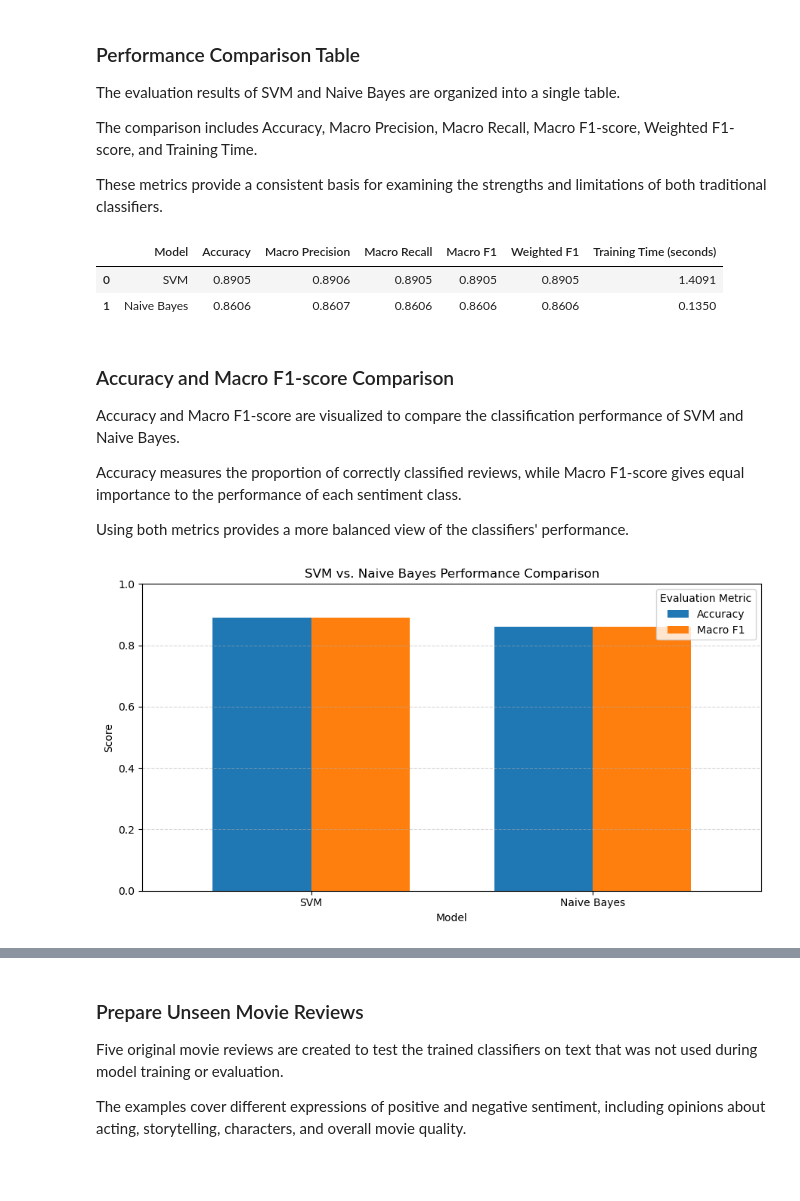
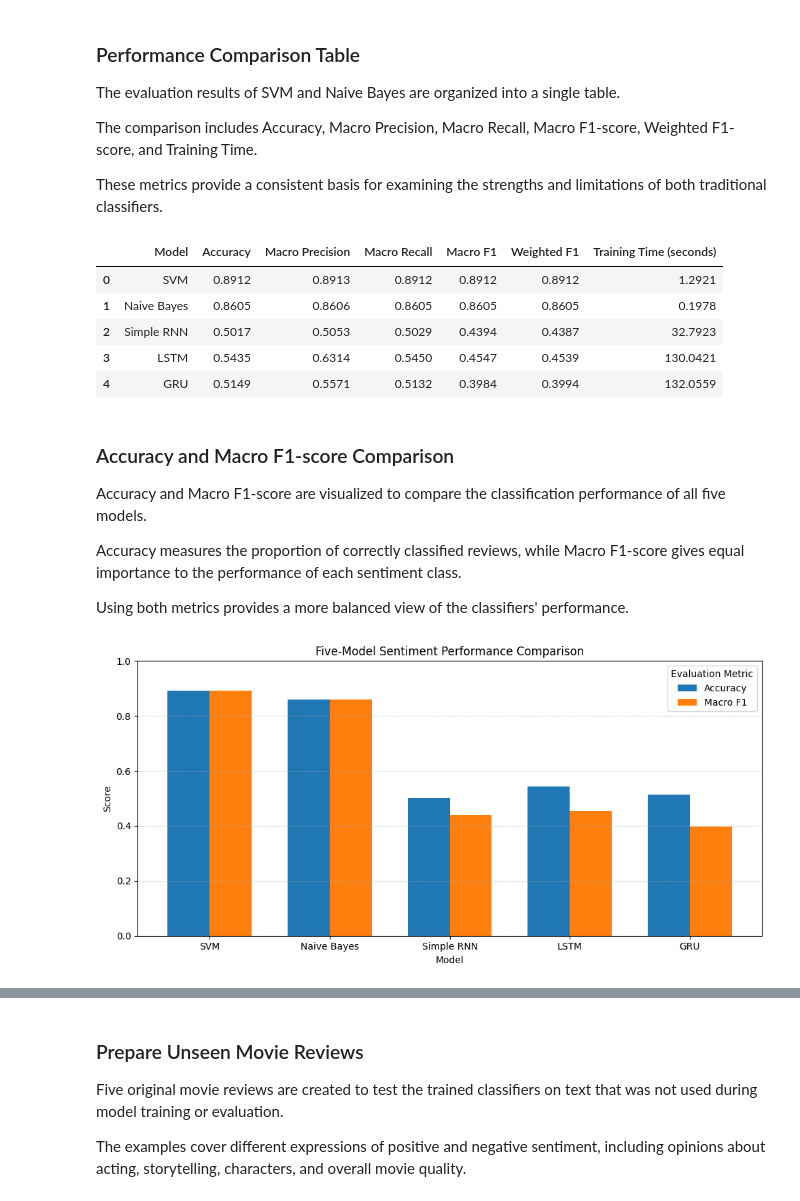
Before and after one commit to nour-hossam7/IMDb-Sentiment-Analysis, a Jupyter notebook: IMDb Movie Review Sentiment Analysis.ipynb, the cells around one changed output, grey strips where cells are left out. Cells and saved outputs as stored; diff of their text form; code cells hidden in the pictures; blank space fills up the shorter version.

Commit message:
Add GRU model and complete Task 2 comparison

```diff
--- a/IMDb Movie Review Sentiment Analysis.ipynb
+++ b/IMDb Movie Review Sentiment Analysis.ipynb
@@ -1286,0 +1590,8 @@ weighted avg       0.86      0.86      0.86      9917
+# %%
+
+gru_metrics = evaluate_model(
+    model_name="GRU",
+    y_true=y_test,
+    y_pred=gru_predictions,
+    train_time=gru_train_time
+)
@@ -1301,50 +1670,43 @@ The comparison includes Accuracy, Macro Precision, Macro Recall, Macro F1-score,
 
 These metrics provide a consistent basis for examining the strengths and limitations of both traditional classifiers.
 # %%
-# Combine evaluation results for SVM and Naive Bayes
+# Combine evaluation results for all four models
 
-traditional_models_results = pd.DataFrame([
+all_models_results = pd.DataFrame([
     svm_metrics,
-    nb_metrics
+    nb_metrics,
+    rnn_metrics,
+    lstm_metrics,
+    gru_metrics
 ])
 
-display(
-    traditional_models_results.round(4)
-)
+display(all_models_results.round(4))
 # %% [output]
 |  | Model | Accuracy | Macro Precision | Macro Recall | Macro F1 | Weighted F1 | Training Time (seconds) |
-| 0 | SVM | 0.8905 | 0.8906 | 0.8905 | 0.8905 | 0.8905 | 1.4091 |
-| 1 | Naive Bayes | 0.8606 | 0.8607 | 0.8606 | 0.8606 | 0.8606 | 0.1350 |
+| 0 | SVM | 0.8912 | 0.8913 | 0.8912 | 0.8912 | 0.8912 | 1.2921 |
+| 1 | Naive Bayes | 0.8605 | 0.8606 | 0.8605 | 0.8605 | 0.8605 | 0.1978 |
+| 2 | Simple RNN | 0.5017 | 0.5053 | 0.5029 | 0.4394 | 0.4387 | 32.7923 |
+| 3 | LSTM | 0.5435 | 0.6314 | 0.5450 | 0.4547 | 0.4539 | 130.0421 |
+| 4 | GRU | 0.5149 | 0.5571 | 0.5132 | 0.3984 | 0.3994 | 132.0559 |
 # %% [markdown]
 ### Accuracy and Macro F1-score Comparison
 
-Accuracy and Macro F1-score are visualized to compare the classification performance of SVM and Naive Bayes.
+Accuracy and Macro F1-score are visualized to compare the classification performance of all five models.
 
 Accuracy measures the proportion of correctly classified reviews, while Macro F1-score gives equal importance to the performance of each sentiment class.
 
 Using both metrics provides a more balanced view of the classifiers' performance.
 # %%
-# Visualize Accuracy and Macro F1-score
-
+# Visualize Accuracy and Macro F1-score for all five models
 comparison_metrics = ["Accuracy", "Macro F1"]
-
-ax = traditional_models_results.set_index("Model")[
-    comparison_metrics
-].plot(
-    kind="bar",
-    figsize=(9, 5),
-    ylim=(0, 1),
-    width=0.7
+ax = all_models_results.set_index("Model")[comparison_metrics].plot(
+    kind="bar", figsize=(10, 5), ylim=(0, 1), width=0.7
 )
-
-plt.title("SVM vs. Naive Bayes Performance Comparison")
-plt.xlabel("Model")
-plt.ylabel("Score")
-plt.xticks(rotation=0)
+plt.title("Five-Model Sentiment Performance Comparison")
+plt.xlabel("Model"); plt.ylabel("Score"); plt.xticks(rotation=0)
 plt.legend(title="Evaluation Metric")
 plt.grid(axis="y", linestyle="--", alpha=0.5)
-plt.tight_layout()
-plt.show()
+plt.tight_layout(); plt.show()
 # %% [output]
-[figure, old version]
+[figure, new version]
 # %% [markdown]
```
Also changed, not shown: parts of 31 cells of this notebook.
